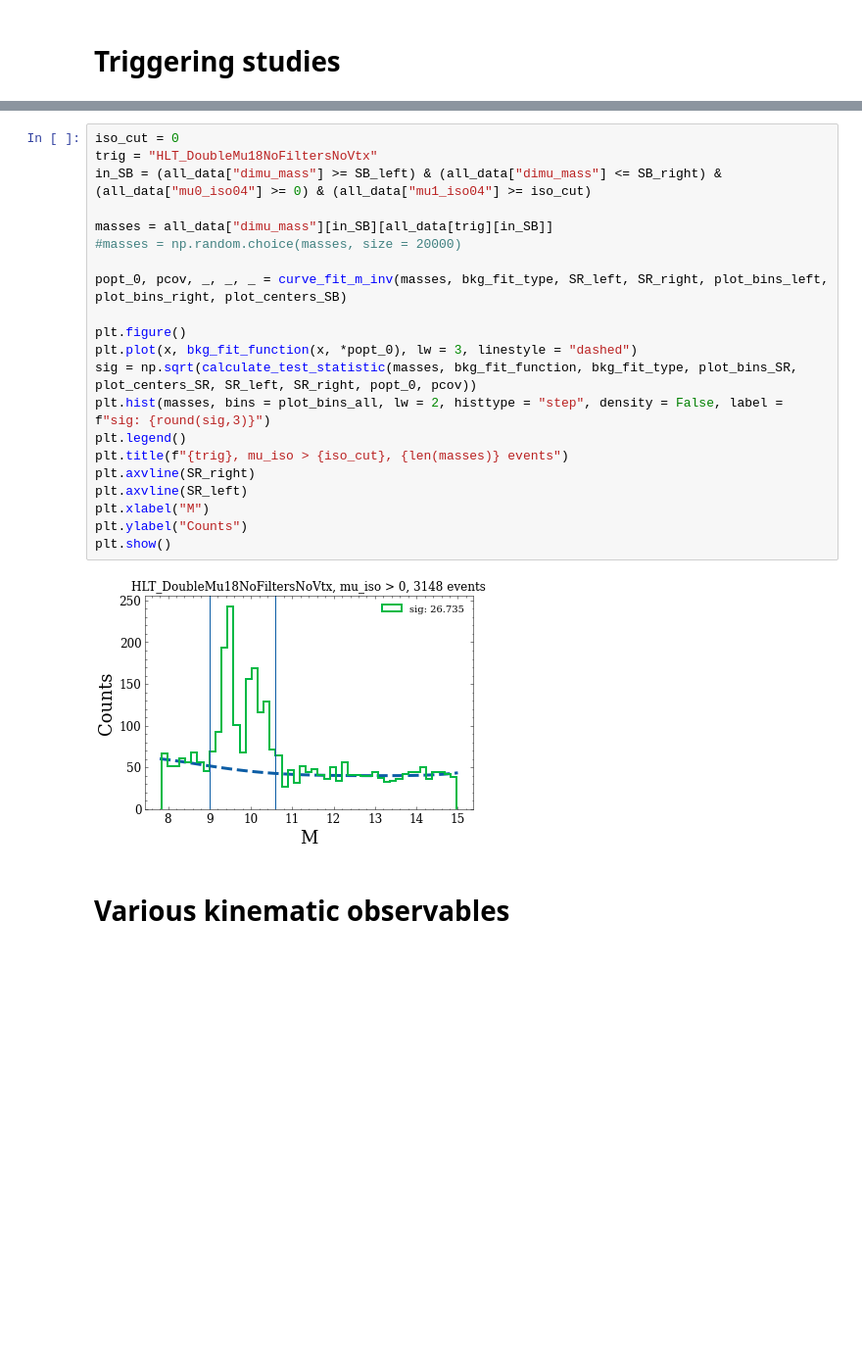
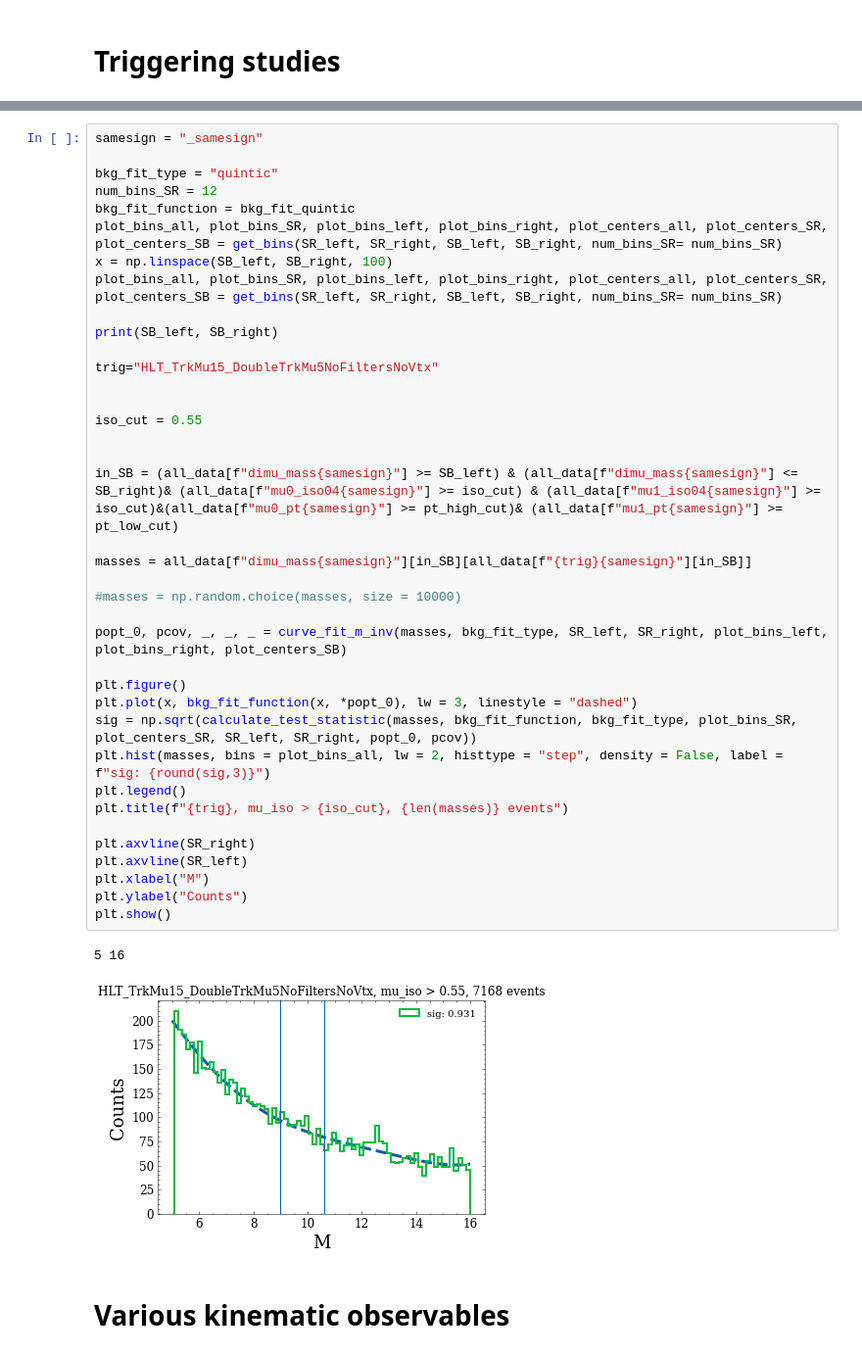
Before and after one commit to hep-lbdl/dimuonAD, a Jupyter notebook: 03_visualize_data.ipynb, the cells around one changed output, grey strips where cells are left out. Shown: that part at 98% size. Cells and saved outputs as stored; diff of their text form; blank space fills up the shorter version.

```diff
--- a/03_visualize_data.ipynb
+++ b/03_visualize_data.ipynb
@@ -84,26 +119,44 @@ for trig in ["HLT_DoubleMu0", "HLT_Mu8", "HLT_Mu17_Mu8"]:
 # %%
-iso_cut = 0
-trig = "HLT_DoubleMu18NoFiltersNoVtx"
-in_SB = (all_data["dimu_mass"] >= SB_left) & (all_data["dimu_mass"] <= SB_right) & (all_data["mu0_iso04"] >= 0) & (all_data["mu1_iso04"] >= iso_cut)
+samesign = "_samesign"
 
-masses = all_data["dimu_mass"][in_SB][all_data[trig][in_SB]]
-#masses = np.random.choice(masses, size = 20000)
+bkg_fit_type = "quintic"
+num_bins_SR = 12
+bkg_fit_function = bkg_fit_quintic
+plot_bins_all, plot_bins_SR, plot_bins_left, plot_bins_right, plot_centers_all, plot_centers_SR, plot_centers_SB = get_bins(SR_left, SR_right, SB_left, SB_right, num_bins_SR= num_bins_SR)
+x = np.linspace(SB_left, SB_right, 100)
+plot_bins_all, plot_bins_SR, plot_bins_left, plot_bins_right, plot_centers_all, plot_centers_SR, plot_centers_SB = get_bins(SR_left, SR_right, SB_left, SB_right, num_bins_SR= num_bins_SR)
+
+print(SB_left, SB_right)
+
+trig="HLT_TrkMu15_DoubleTrkMu5NoFiltersNoVtx"
+
+
+iso_cut = 0.55
+
+
+in_SB = (all_data[f"dimu_mass{samesign}"] >= SB_left) & (all_data[f"dimu_mass{samesign}"] <= SB_right)& (all_data[f"mu0_iso04{samesign}"] >= iso_cut) & (all_data[f"mu1_iso04{samesign}"] >= iso_cut)&(all_data[f"mu0_pt{samesign}"] >= pt_high_cut)& (all_data[f"mu1_pt{samesign}"] >= pt_low_cut)
+
+masses = all_data[f"dimu_mass{samesign}"][in_SB][all_data[f"{trig}{samesign}"][in_SB]]
+
+#masses = np.random.choice(masses, size = 10000)
 
 popt_0, pcov, _, _, _ = curve_fit_m_inv(masses, bkg_fit_type, SR_left, SR_right, plot_bins_left, plot_bins_right, plot_centers_SB)
 
 plt.figure()
 plt.plot(x, bkg_fit_function(x, *popt_0), lw = 3, linestyle = "dashed")
 sig = np.sqrt(calculate_test_statistic(masses, bkg_fit_function, bkg_fit_type, plot_bins_SR, plot_centers_SR, SR_left, SR_right, popt_0, pcov))
 plt.hist(masses, bins = plot_bins_all, lw = 2, histtype = "step", density = False, label = f"sig: {round(sig,3)}")
 plt.legend()
 plt.title(f"{trig}, mu_iso > {iso_cut}, {len(masses)} events")
+
 plt.axvline(SR_right)
 plt.axvline(SR_left)
 plt.xlabel("M")
 plt.ylabel("Counts")
 plt.show()
 # %% [output]
+5 16
-[figure, old version]
+[figure, new version]
 # %% [markdown]
 # Various kinematic observables
 # %%
```
Also changed, not shown: parts of 7 cells of this notebook, 5 other files.
